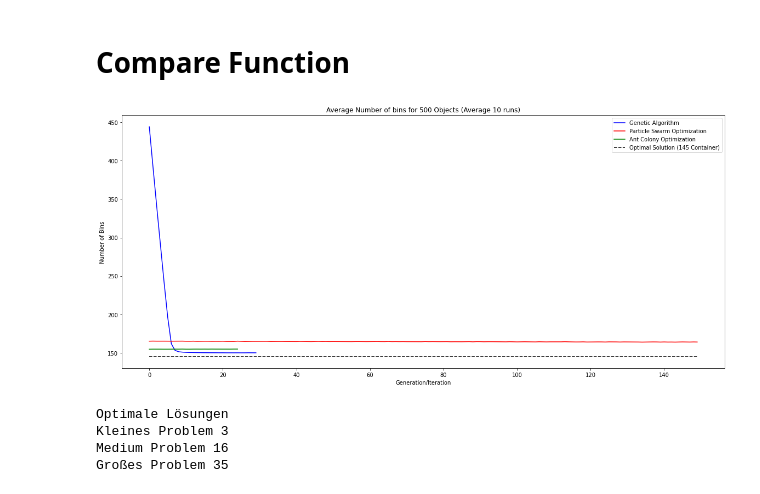
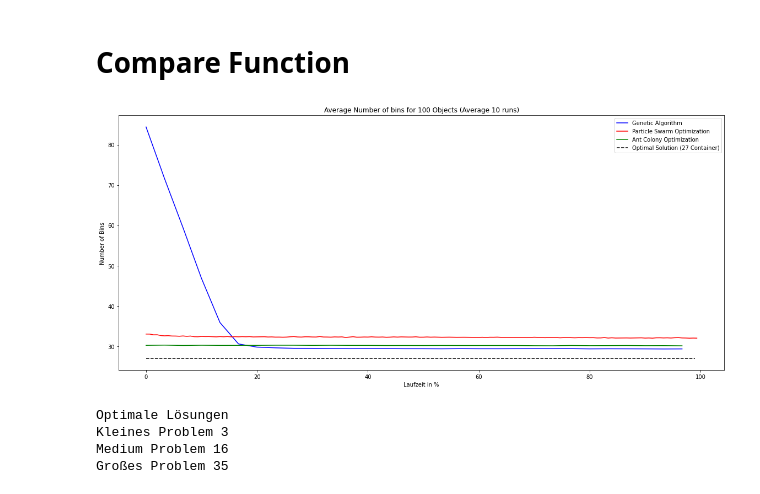
Before and after one commit to schtim/NatureInspiredAlgorithms_Code, a Jupyter notebook: Compare/Compare.ipynb, the cells around one changed output. Drawn from its saved outputs; the diff is of its cells as text; code cells hidden in the pictures.

```diff
--- a/Compare/Compare.ipynb
+++ b/Compare/Compare.ipynb
@@ -100,11 +100,11 @@ def plot_problem(size, number, type, xlim = None, ylim = None):
         # load the relevant information
         try:
             ga_vals = np.average(np.load(os.path.join(path,f'Solutions/new_{size}_{number}_GA_average_bins.npy')),0)
-            ga_x = np.arange(len(ga_vals))
+            ga_x = np.arange(len(ga_vals)) * (100/len(ga_vals))
             pso_vals = np.average(np.load(os.path.join(path,f'Solutions/new_{size}_{number}_PSO_average_bins.npy')),0)
-            pso_x = np.arange(len(pso_vals))
+            pso_x = np.arange(len(pso_vals))* (100/len(pso_vals))
             aco_vals = np.average(np.load(os.path.join(path,f'Solutions/new_{size}_{number}_ACO_average_bins.npy')),0)
-            aco_x = np.arange(len(aco_vals))
+            aco_x = np.arange(len(aco_vals))* (100/len(aco_vals))
         except Exception as e:
             print(e)
             print('Problem konnte nicht geladen werden')
@@ -112,22 +112,22 @@ def plot_problem(size, number, type, xlim = None, ylim = None):
         # load the relevant information
         try:
             ga_vals = np.load(os.path.join(path,f'Solutions/new_{size}_{number}_GA_best_bins.npy'))
-            ga_x = np.arange(len(ga_vals))
+            ga_x = np.arange(len(ga_vals)) * (100/len(ga_vals))
             pso_vals = np.average(np.load(os.path.join(path,f'Solutions/new_{size}_{number}_PSO_best_bins.npy')),0)
-            pso_x = np.arange(len(pso_vals))
+            pso_x = np.arange(len(pso_vals))* (100/len(pso_vals))
             aco_vals = np.average(np.load(os.path.join(path,f'Solutions/new_{size}_{number}_ACO_best_bins.npy')),0)
-            aco_x = np.arange(len(aco_vals))
+            aco_x = np.arange(len(aco_vals))* (100/len(aco_vals))
         except Exception as e:
             print(e)
             print('Problem konnte nicht geladen werden')
     if type == 'Worst':
         try:
             ga_vals = np.load(os.path.join(path,f'Solutions/new_{size}_{number}_GA_worst_bins.npy'))
-            ga_x = np.arange(len(ga_vals))
+            ga_x = np.arange(len(ga_vals)) * (100/len(ga_vals))
             pso_vals = np.average(np.load(os.path.join(path,f'Solutions/new_{size}_{number}_PSO_worst_bins.npy')),0)
-            pso_x = np.arange(len(pso_vals))
+            pso_x = np.arange(len(pso_vals))* (100/len(pso_vals))
             aco_vals = np.average(np.load(os.path.join(path,f'Solutions/new_{size}_{number}_ACO_worst_bins.npy')),0)
-            aco_x = np.arange(len(aco_vals))
+            aco_x = np.arange(len(aco_vals))* (100/len(aco_vals))
         except Exception as e:
             print(e)
             print('Problem konnte nicht geladen werden')
@@ -142,19 +142,19 @@ def plot_problem(size, number, type, xlim = None, ylim = None):
         ax.set_xlim(xlim)
     if ylim != None:
         ax.set_ylim(ylim)
-    ax.set_xlabel('Generation/Iteration')
+    ax.set_xlabel('Laufzeit in %')
     ax.set_ylabel("Number of Bins")
     ax.set_title(f'{type} Number of bins for {size} Objects (Average 10 runs)')
     ax.plot(ga_x, ga_vals, color="blue", label = f'Genetic Algorithm')
     ax.plot(pso_x, pso_vals, color="red", label = f'Particle Swarm Optimization')
     ax.plot(aco_x, aco_vals, color="green", label = f'Ant Colony Optimization')
-    ax.plot(x_vals, [optimal_solution]*len(x_vals), color = "black",linestyle = 'dashed', label = f'Optimal Solution ({optimal_solution} Container)')
+    ax.plot(np.arange(100), [optimal_solution]*100, color = "black",linestyle = 'dashed', label = f'Optimal Solution ({optimal_solution} Container)')
     ax.legend()
     plt.show()
 # %%
-plot_problem(500, 0, 'Average')
+plot_problem(100, 3, 'Average')
 # %% [output]
-[figure, old version]
+[figure, new version]
 # %%
 # lade die Probleme (klassisch)
 # small problem
```
